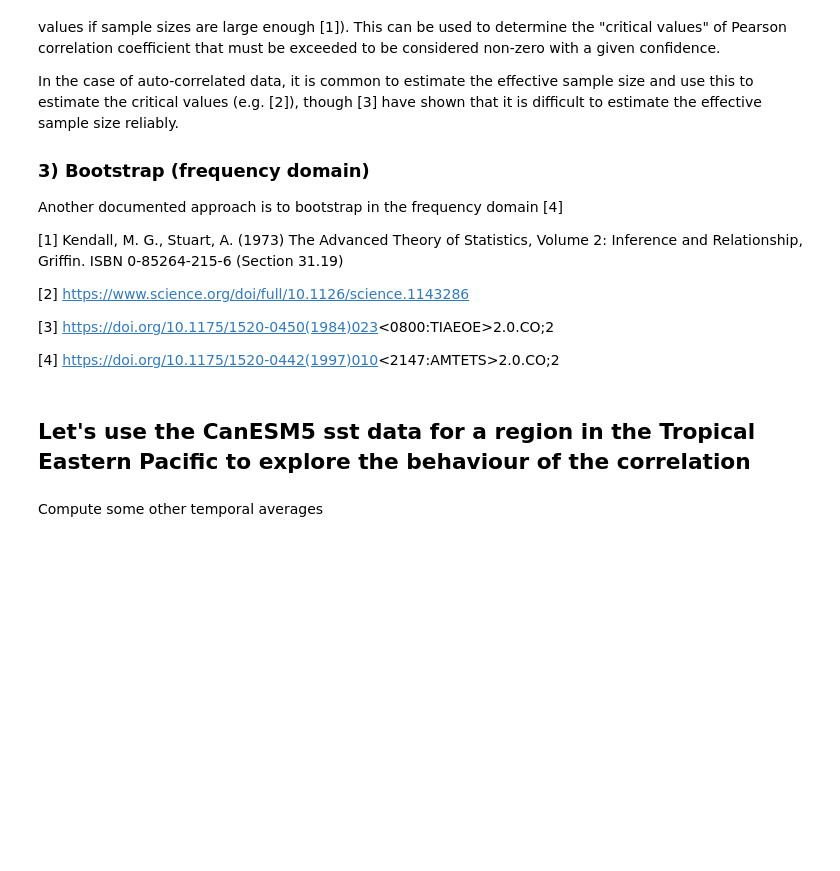
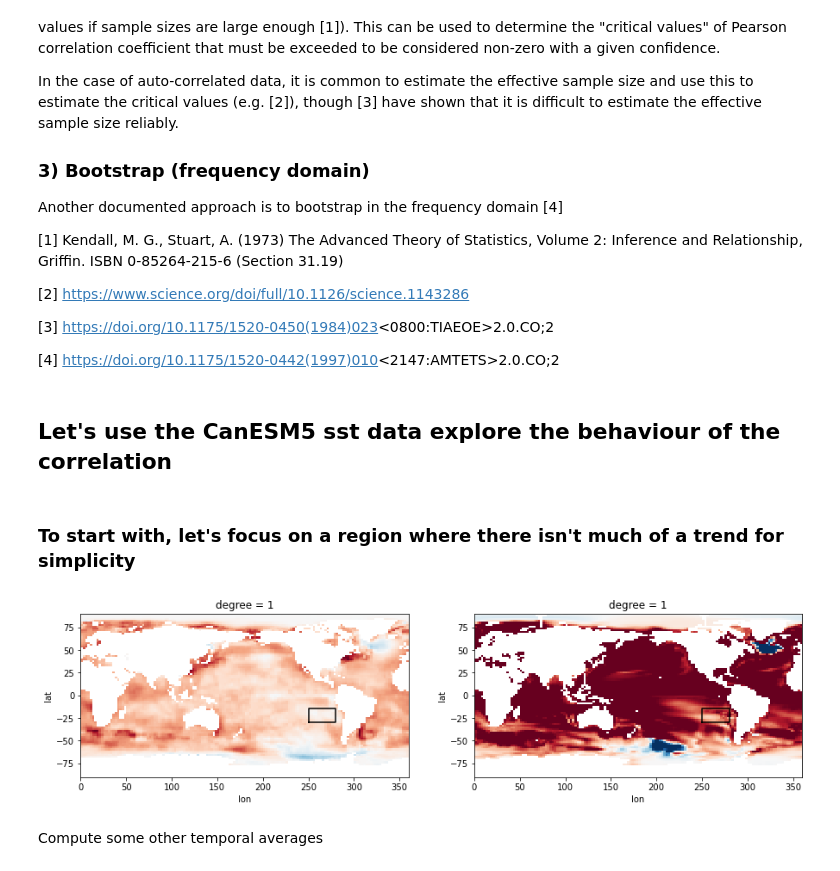
Before and after one commit to dougiesquire/CAFE-f6_documentation, a Jupyter notebook: notebooks/exploratory/Pearson_r_sample_size.ipynb, the cells around one changed output. Cells and saved outputs as stored; diff of their text form; code cells hidden in the pictures; blank space fills up the shorter version.

Commit message:
correlation smapling

```diff
--- a/notebooks/exploratory/Pearson_r_sample_size.ipynb
+++ b/notebooks/exploratory/Pearson_r_sample_size.ipynb
@@ -55,8 +55,53 @@ plt.rcParams["figure.figsize"] = (15, 6)
 # %%
 DATA_DIR = "../../data/"
 # %% [markdown]
-## Let's use the CanESM5 sst data for a region in the Tropical Eastern Pacific to explore the behaviour of the correlation
+## Let's use the CanESM5 sst data explore the behaviour of the correlation
+# %%
+can = xr.open_zarr(
+    f"{DATA_DIR}/processed/CanESM5.annual.anom_1985-2014.sst_global.zarr"
+)
+months = np.unique(can.time.dt.month)
+
+had = xr.open_zarr(
+    f"{DATA_DIR}/processed/HadISST.annual.anom_1985-2014.sst_global.zarr"
+)
+had = had.where(had.time.dt.month.isin(months), drop=True)
+# %% [markdown]
+### To start with, let's focus on a region where there isn't much of a trend for simplicity
 # %%
 def get_lead(ds, lead):
     return ds.sel(lead=lead).swap_dims({"init": "time"})
+# %%
+def get_trend(ds, dim="time"):
+    if "member" in ds.dims:
+        fit = ds.copy().mean("member")
+    else:
+        fit = ds.copy()
+
+    return fit.polyfit(dim=dim, deg=1)
+# %%
+lead = 47
+
+fig = plt.figure(figsize=(15, 3.5))
+axs = fig.subplots(1, 2, sharex=True)
+
+vrange = (-5e-19, 5e-19)
+get_trend(had)["sst_polyfit_coefficients"].sel(degree=1).plot(
+    ax=axs[0], vmin=vrange[0], vmax=vrange[1], cmap="RdBu_r", add_colorbar=False
+)
+get_trend(get_lead(can, lead))["sst_polyfit_coefficients"].sel(degree=1).plot(
+    ax=axs[1], vmin=vrange[0], vmax=vrange[1], cmap="RdBu_r", add_colorbar=False
+)
+
+region_name = "ESPSST"
+region_box = [250.0, 280.0, -30.0, -15.0]
+
+for ax in axs:
+    ax.plot(
+        [region_box[0], region_box[1], region_box[1], region_box[0], region_box[0]],
+        [region_box[2], region_box[2], region_box[3], region_box[3], region_box[2]],
+        "k",
+    )
+# %% [output]
+[figure, added]
 # %%
```
Also changed, not shown: parts of 9 cells of this notebook, 3 other files.
